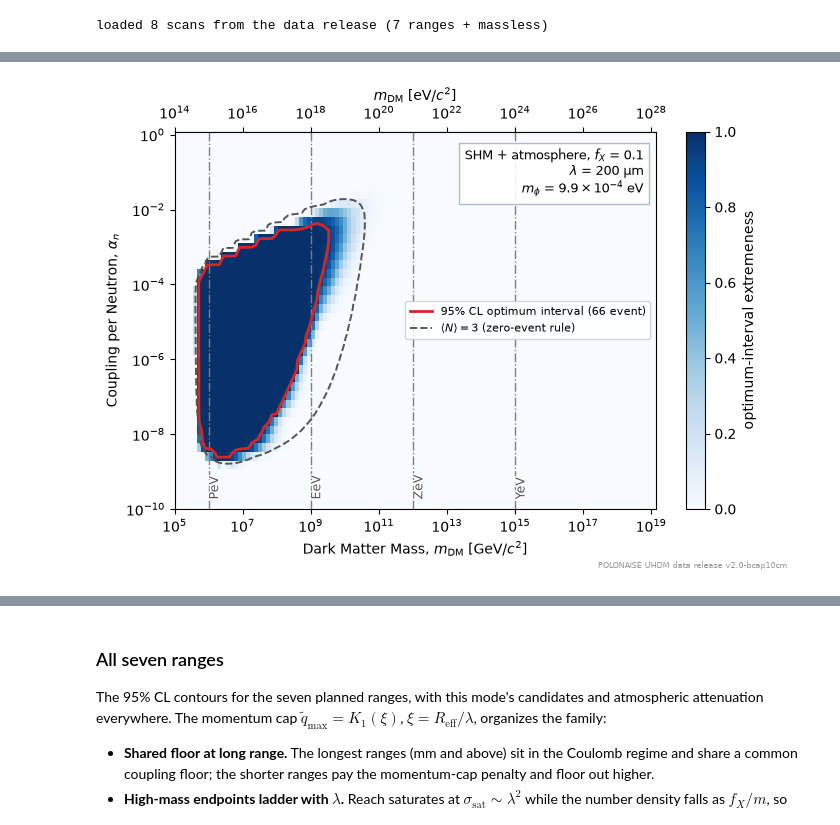
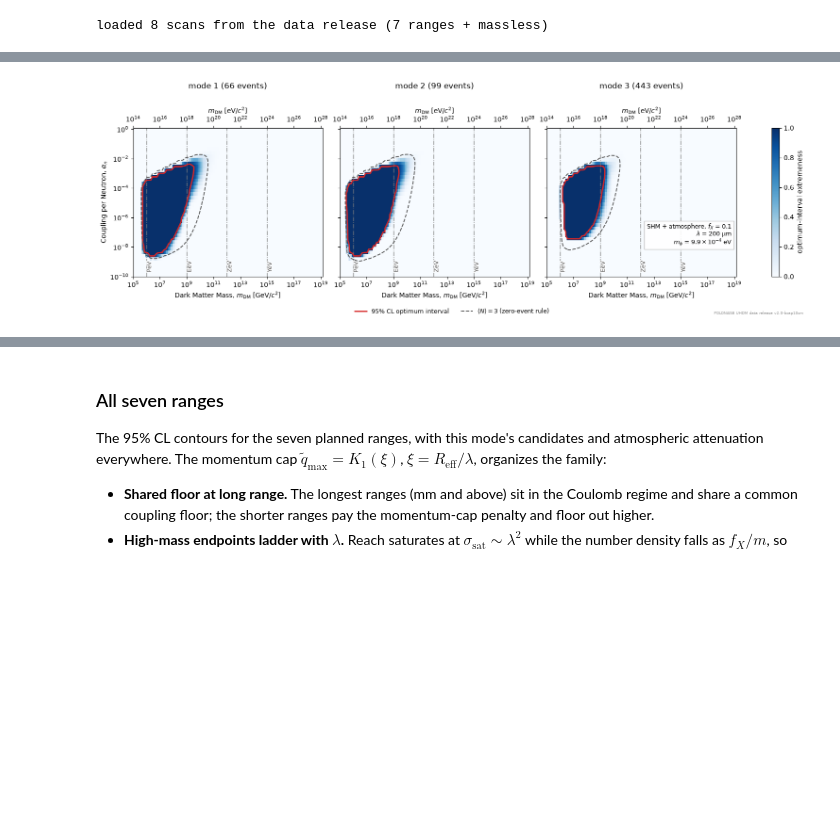
Before and after one commit to PolonaiseExperiment/luhdm, a Jupyter notebook: notebooks/01_limit_contour.ipynb, the cells around one changed output, grey strips where cells are left out. Drawn from its saved outputs; the diff is of its cells as text; code cells hidden in the pictures; blank space fills up the shorter version.

```diff
--- a/notebooks/01_limit_contour.ipynb
+++ b/notebooks/01_limit_contour.ipynb
@@ -108,6 +109,7 @@ def mark_mass_milestones(ax, m_lo, m_hi):
             ax.axvline(m_gev, color="#7f7f7f", lw=1.0, ls="-.", zorder=1)
             txt = ax.text(m_gev, 0.015, f" {name}", color="#555555",
                           fontsize=9, ha="left", va="bottom", rotation=90,
+                          zorder=1.5,   # under contour lines: halo must not notch them
                           transform=ax.get_xaxis_transform())
             txt.set_path_effects([_pe.Stroke(linewidth=2.2, foreground="w"),
                                   _pe.Normal()])
@@ -204,32 +227,53 @@ excludes every candidate the two coincide.
 # %%
-fig, ax = plt.subplots(figsize=(7, 5))
-mesh = ax.pcolormesh(REF["ms"], REF["alphas_n"], REF["extremeness"],
-                     cmap="Blues", vmin=0, vmax=1, shading="auto")
-fig.colorbar(mesh, ax=ax, label="optimum-interval extremeness")
-cs95 = ax.contour(REF["ms"], REF["alphas_n"], REF["extremeness"],
-                  levels=[CONFIDENCE], colors="#d62728", linewidths=2)
-cs3 = ax.contour(REF["ms"], REF["alphas_n"], REF["counts"], levels=[3.0],
-                 colors="#555555", linewidths=1.4, linestyles="--")
-ax.plot([], [], color="#d62728", lw=2,
-        label=f"{CONFIDENCE:.0%} CL optimum interval ({EVENTS.size} event)")
-ax.plot([], [], color="#555555", lw=1.4, ls="--",
-        label=r"$\langle N\rangle = 3$ (zero-event rule)")
-ax.set_xscale("log")
-ax.set_yscale("log")
-ax.set_xlabel(r"Dark Matter Mass, $m_{\rm DM}$ [GeV/$c^2$]")
-ax.set_ylabel(r"Coupling per Neutron, $\alpha_n$")
-mark_mass_milestones(ax, REF["ms"].min(), M_PLANCK)
-sec = ax.secondary_xaxis("top", functions=(lambda x: x * 1e9,
-                                            lambda x: x / 1e9))
-sec.set_xlabel(r"$m_{\rm DM}$ [eV/$c^2$]")
-ax.text(0.975, 0.955,
-        "SHM + atmosphere, $f_X$ = 0.1\n"
-        + lamb_label(LAMB_REF) + "\n"
-        + mphi_label(LAMB_REF),
-        transform=ax.transAxes, ha="right", va="top", fontsize=9,
-        bbox=dict(fc="white", ec="0.7", alpha=0.9))
-ax.legend(loc="center right", fontsize=8)
-fig.tight_layout()
-save_figure(fig, "01_excluded_region")
+MODES = (1, 2, 3)   # every panel figure below shows all three sensor modes
+
+def excluded_region_panels(tag, fname, info):
+    """One panel per mode: extremeness plane, 95% CL and <N> = 3 contours."""
+    ms, alphas_n = rel.axes.mass_gev, rel.axes.alpha_n
+    fig, axes = plt.subplots(1, 3, figsize=(15, 5), sharey=True,
+                             constrained_layout=True)
+    for ax, mode in zip(axes, MODES):
+        p = rel.mass_plane("extremeness", mode, tag)
+        mu = rel.mass_plane("mu", mode, tag)
+        mesh = ax.pcolormesh(ms, alphas_n, p, cmap="Blues", vmin=0, vmax=1,
+                             shading="auto")
+        ax.contour(ms, alphas_n, p, levels=[CONFIDENCE], colors="#d62728",
+                   linewidths=2)
+        ax.contour(ms, alphas_n, mu, levels=[3.0], colors="#555555",
+                   linewidths=1.4, linestyles="--")
+        ax.set_xscale("log")
+        ax.set_yscale("log")
+        ax.set_xlabel(r"Dark Matter Mass, $m_{\rm DM}$ [GeV/$c^2$]")
+        mark_mass_milestones(ax, ms.min(), M_PLANCK)
+        sec = ax.secondary_xaxis("top", functions=(lambda x: x * 1e9,
+                                                    lambda x: x / 1e9))
+        sec.set_xlabel(r"$m_{\rm DM}$ [eV/$c^2$]")
+        ax.set_title(f"mode {mode} ({rel.events(mode).size} events)", pad=28)
+    axes[0].set_ylabel(r"Coupling per Neutron, $\alpha_n$")
+    fig.colorbar(mesh, ax=axes, label="optimum-interval extremeness")
+    # one legend for the whole figure: the two contours mean the same thing
+    # in every panel, so proxy lines on the first panel carry the labels
+    axes[0].plot([], [], color="#d62728", lw=2,
+                 label=f"{CONFIDENCE:.0%} CL optimum interval")
+    axes[0].plot([], [], color="#555555", lw=1.4, ls="--",
+                 label=r"$\langle N\rangle = 3$ (zero-event rule)")
+    fig.legend(*axes[0].get_legend_handles_labels(), loc="outside lower center",
+               ncols=2, fontsize=9, frameon=False)
+    # info box once, in the last panel's empty high-mass / low-coupling corner
+    axes[2].text(0.975, 0.20, info, transform=axes[2].transAxes,
+                 ha="right", va="bottom", fontsize=9,
+                 bbox=dict(fc="white", ec="0.7", alpha=0.9))
+    save_figure(fig, fname)
+
+
+excluded_region_panels(
+    REF_TAG, "01_excluded_region_200um",
+    "SHM + atmosphere, $f_X$ = 0.1\n"
+    + lamb_label(LAMB_REF) + "\n"
+    + mphi_label(LAMB_REF))
+excluded_region_panels(
+    "massless", "01_excluded_massless",
+    "SHM + atmosphere, $f_X$ = 0.1\n"
+    + r"massless mediator ($m_\phi$ = 0)")
 # %% [output]
-[figure, old version]
+[figure, new version]
```
Also changed, not shown: parts of 4 cells of this notebook, 22 other files.
